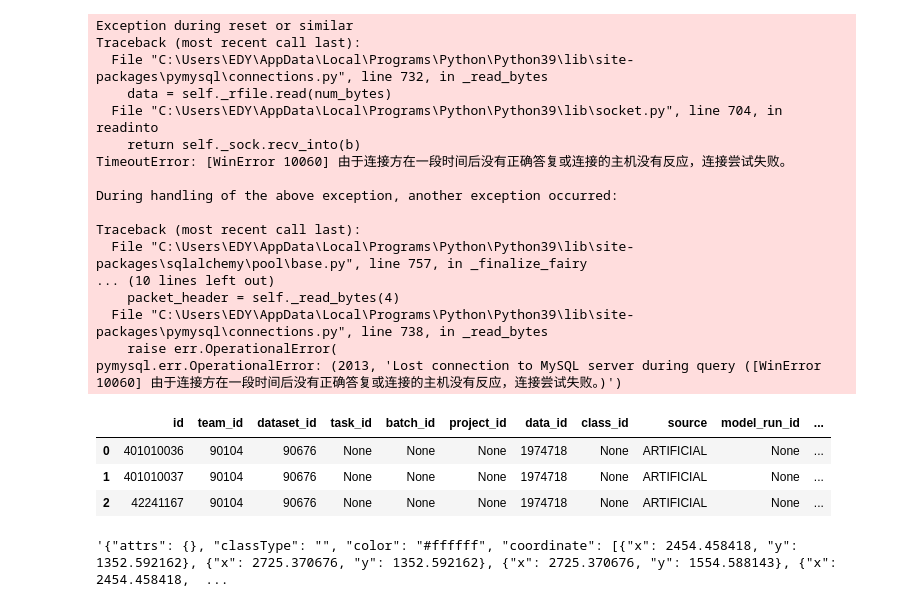
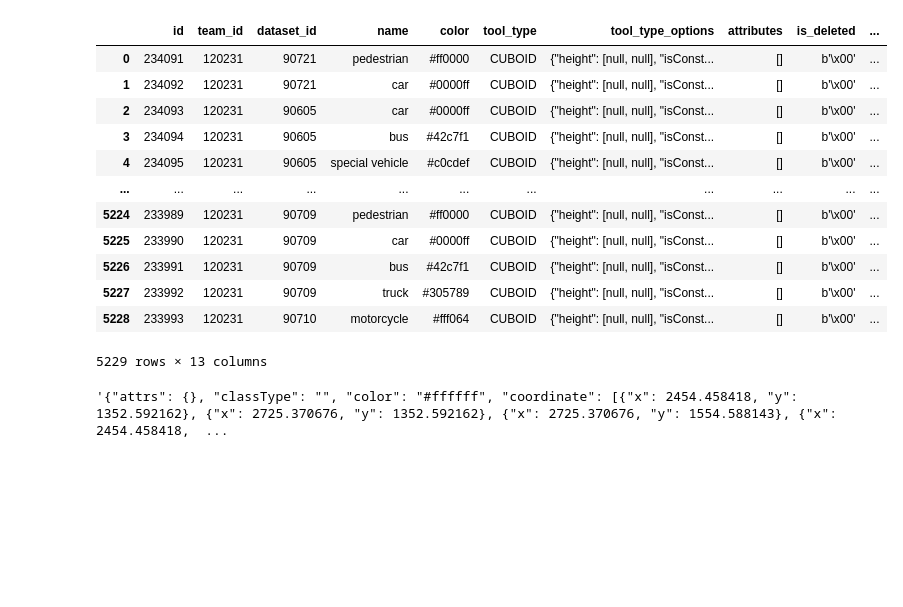
Before and after one commit to sunnysihao/basic_projects, a Jupyter notebook: 谢秋梅/X1反显/test.ipynb, the cells around one changed output. Drawn from its saved outputs; the diff is of its cells as text; code cells hidden in the pictures; blank space fills up the shorter version.

```diff
--- a/谢秋梅/X1反显/test.ipynb
+++ b/谢秋梅/X1反显/test.ipynb
@@ -6,10 +6,10 @@ from datetime import datetime
 import numpy as np
 # %%
 
-engine = sqlalchemy.create_engine('mysql+pymysql://basicai:mP3L0S93@nlb.alidev.beisai.com:4000/basicai_dataset')
+engine = sqlalchemy.create_engine('mysql+pymysql://zhangsihao:x8FWKH0YgTqc7UPt@54.219.241.164:14000/basicai_annotation')
 
 data_annotation_object_sql='''
-select * from data_annotation_object where team_id=90168 AND dataset_id=90404 AND data_id=1323525
+select * from dataset_class where team_id=120231
 '''
 # %%
 data_annotation_object_sql_image='''
@@ -16,30 +17,22 @@ data_annotation_object_sql_image='''
 select * from data_annotation_object where dataset_id=90676
 '''
-# %%
-df_image = pd.read_sql(data_annotation_object_sql_image,engine)
-df_image.iloc[0]
-# %% [output]
-Exception during reset or similar
-Traceback (most recent call last):
-  File "C:\Users\EDY\AppData\Local\Programs\Python\Python39\lib\site-packages\pymysql\connections.py", line 732, in _read_bytes
-    data = self._rfile.read(num_bytes)
-  File "C:\Users\EDY\AppData\Local\Programs\Python\Python39\lib\socket.py", line 704, in readinto
-    return self._sock.recv_into(b)
-TimeoutError: [WinError 10060] 由于连接方在一段时间后没有正确答复或连接的主机没有反应，连接尝试失败。
-
-During handling of the above exception, another exception occurred:
-
-Traceback (most recent call last):
-  File "C:\Users\EDY\AppData\Local\Programs\Python\Python39\lib\site-packages\sqlalchemy\pool\base.py", line 757, in _finalize_fairy
-... (10 lines left out)
-    packet_header = self._read_bytes(4)
-  File "C:\Users\EDY\AppData\Local\Programs\Python\Python39\lib\site-packages\pymysql\connections.py", line 738, in _read_bytes
-    raise err.OperationalError(
-pymysql.err.OperationalError: (2013, 'Lost connection to MySQL server during query ([WinError 10060] 由于连接方在一段时间后没有正确答复或连接的主机没有反应，连接尝试失败。)')
-|  | id | team_id | dataset_id | task_id | batch_id | project_id | data_id | class_id | source | model_run_id | ... |
-| 0 | 401010036 | 90104 | 90676 | None | None | None | 1974718 | None | ARTIFICIAL | None | ... |
-| 1 | 401010037 | 90104 | 90676 | None | None | None | 1974718 | None | ARTIFICIAL | None | ... |
-| 2 | 42241167 | 90104 | 90676 | None | None | None | 1974718 | None | ARTIFICIAL | None | ... |
+# %%
+df_class = pd.read_sql(data_annotation_object_sql,engine)
+df_class
+# %% [output]
+|  | id | team_id | dataset_id | name | color | tool_type | tool_type_options | attributes | is_deleted | ... |
+| 0 | 234091 | 120231 | 90721 | pedestrian | #ff0000 | CUBOID | {"height": [null, null], "isConst... | [] | b'\x00' | ... |
+| 1 | 234092 | 120231 | 90721 | car | #0000ff | CUBOID | {"height": [null, null], "isConst... | [] | b'\x00' | ... |
+| 2 | 234093 | 120231 | 90605 | car | #0000ff | CUBOID | {"height": [null, null], "isConst... | [] | b'\x00' | ... |
+| 3 | 234094 | 120231 | 90605 | bus | #42c7f1 | CUBOID | {"height": [null, null], "isConst... | [] | b'\x00' | ... |
+| 4 | 234095 | 120231 | 90605 | special vehicle | #c0cdef | CUBOID | {"height": [null, null], "isConst... | [] | b'\x00' | ... |
+| ... | ... | ... | ... | ... | ... | ... | ... | ... | ... | ... |
+| 5224 | 233989 | 120231 | 90709 | pedestrian | #ff0000 | CUBOID | {"height": [null, null], "isConst... | [] | b'\x00' | ... |
+| 5225 | 233990 | 120231 | 90709 | car | #0000ff | CUBOID | {"height": [null, null], "isConst... | [] | b'\x00' | ... |
+| 5226 | 233991 | 120231 | 90709 | bus | #42c7f1 | CUBOID | {"height": [null, null], "isConst... | [] | b'\x00' | ... |
+| 5227 | 233992 | 120231 | 90709 | truck | #305789 | CUBOID | {"height": [null, null], "isConst... | [] | b'\x00' | ... |
+| 5228 | 233993 | 120231 | 90710 | motorcycle | #fff064 | CUBOID | {"height": [null, null], "isConst... | [] | b'\x00' | ... |
+5229 rows × 13 columns
 # %%
 df_image.iloc[1]['class_attributes']
 # %% [output]
```
Also changed, not shown: parts of 1 cell of this notebook, 2 other files.
